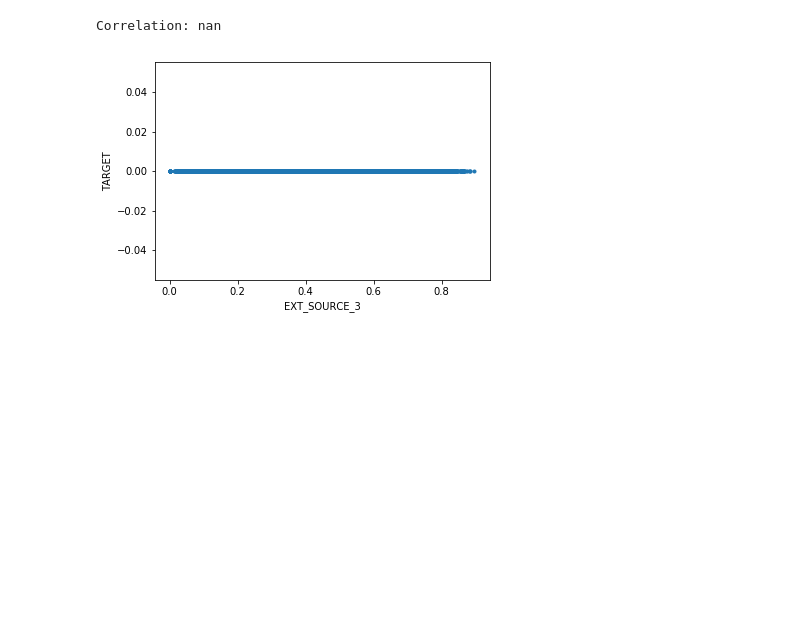
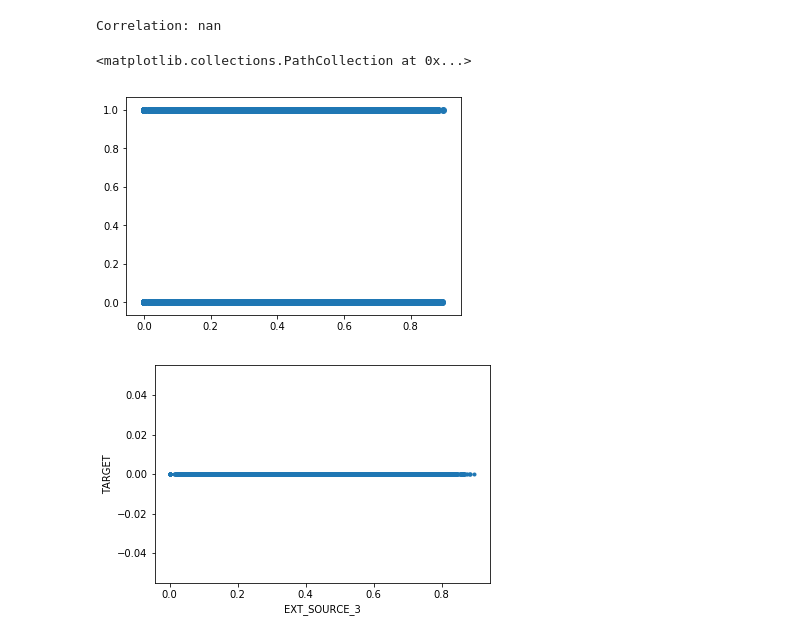
Before and after one commit to Tammy832/4th-ML100Days, a Jupyter notebook: homework/Day_015_HW.ipynb, the cells around one changed output. Cells and saved outputs as stored; diff of their text form; code cells hidden in the pictures; blank space fills up the shorter version.

```diff
--- a/homework/Day_015_HW.ipynb
+++ b/homework/Day_015_HW.ipynb
@@ -149,4 +139,10 @@ print("Correlation: %.4f" % (corr[0][1]))
 # %% [output]
 [figure]
 Correlation: nan
+# %%
+# official answer
+plt.scatter(app_train['EXT_SOURCE_3'], app_train['TARGET']) # 直接畫散佈圖，看不出來任何訊息
+# %% [output]
+<matplotlib.collections.PathCollection at 0x...>
+[figure, added]
 # %%
```
Also changed, not shown: parts of 4 cells of this notebook.
